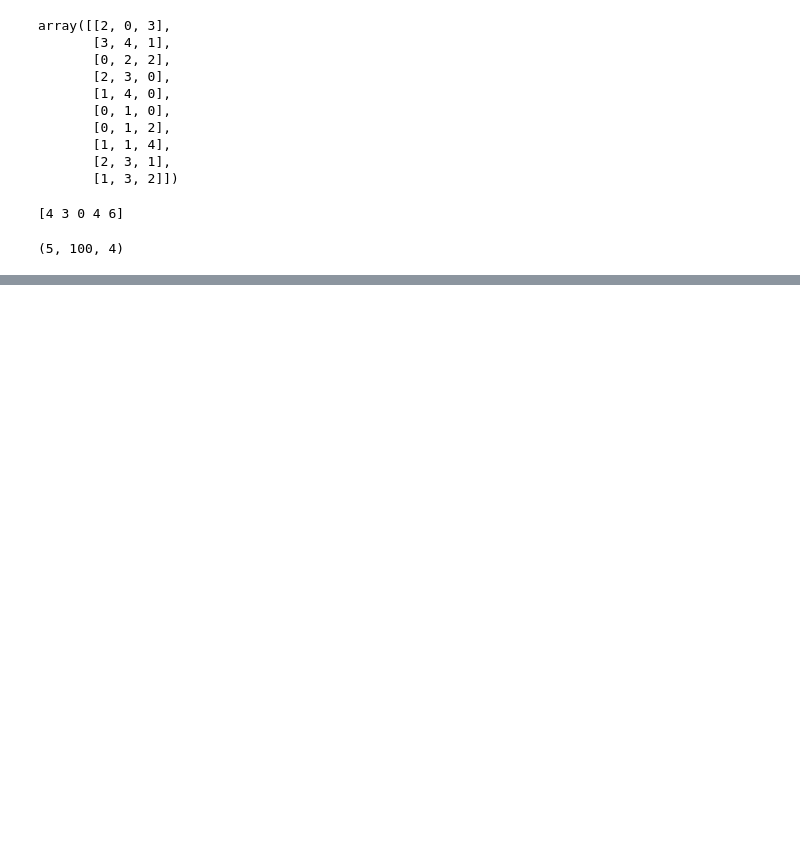
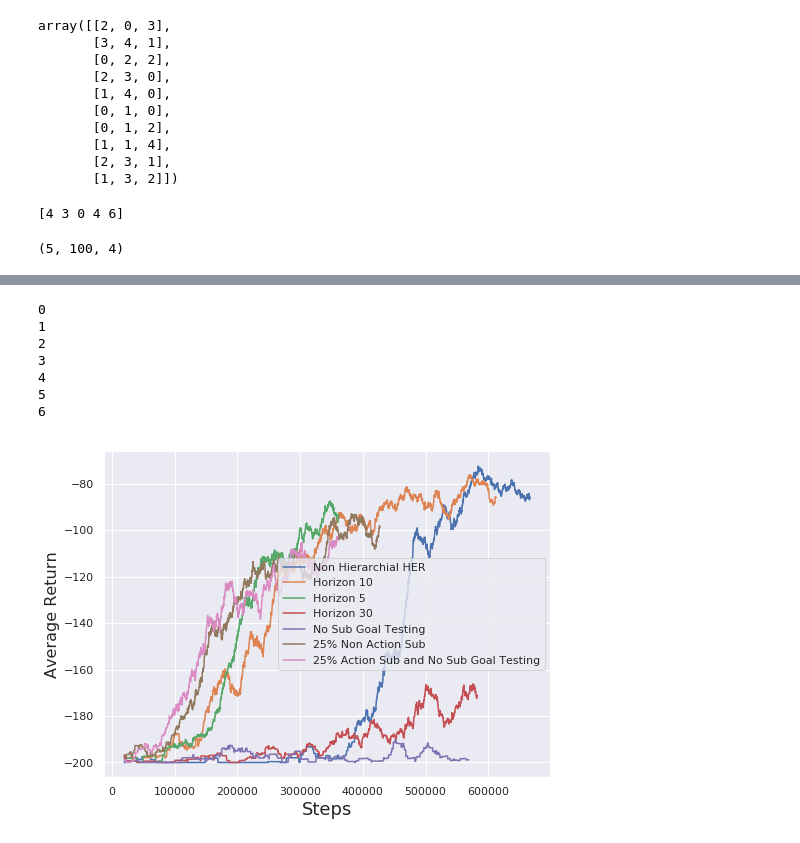
Before and after one commit to sholtodouglas/hierarchial_robotics, a Jupyter notebook: Quick Tests.ipynb, the cells around one changed output, grey strips where cells are left out. Drawn from its saved outputs; the diff is of its cells as text; code cells hidden in the pictures; blank space fills up the shorter version.

```diff
--- a/Quick Tests.ipynb
+++ b/Quick Tests.ipynb
@@ -1005,0 +1010,16 @@ np.concatenate(obs,axis=0).shape
+# %%
+COMPRESSED_HISTOGRAMS = 'distributions'
+HISTOGRAMS = 'histograms'
+IMAGES = 'images'
+AUDIO = 'audio'
+SCALARS = 'scalars'
+TENSORS = 'tensors'
+
+size_guidance = {
+    COMPRESSED_HISTOGRAMS: 500,
+    IMAGES: 4,
+    AUDIO: 4,
+    SCALARS: 10000,
+    HISTOGRAMS: 1,
+    TENSORS: 400,
+}
@@ -1005,0 +1066,49 @@ np.concatenate(obs,axis=0).shape
+# %%
+import matplotlib.pyplot as plt
+from scipy.interpolate import make_interp_spline, BSpline
+import numpy as np
+import pandas as pd
+df = pd.DataFrame(columns=['steps','returns'])
+
+names = ['Non Hierarchial HER','Horizon 10','Horizon 5','Horizon 30','No Sub Goal Testing','25% Non Action Sub','25% Action Sub and No Sub Goal Testing', 'qualitative performance threshold']
+#names = ['Horizon 5','No Sub Goal Testing 25% Non Action Sub2','25% Non Action Sub','25% Action Sub and No Sub Goal Testing']
+def movingaverage(interval, window_size):
+    window = numpy.ones(int(window_size))/float(window_size)
+    return numpy.convolve(interval, window, 'same')
+
+plt.figure(figsize=(8,6))
+final_lines = []
+for i in range(0,len(numbs)):
+    print(i)
+    x = np.array(steps[i])
+    data = np.array(numbs[i])
+
+    window_width = 100
+    cumsum_vec = np.cumsum(np.insert(data, 0, 0))
+    y = (cumsum_vec[window_width:] - cumsum_vec[:-window_width]) / window_width
+    final_lines.append([x[window_width-1:],y])
+
+    plt.plot(x[window_width-1:],y)
+
+
+    #plt.xlim(5000,30000)
+    df2 = pd.DataFrame({'steps':x[window_width-1:], 'returns': y})
+    df = pd.concat([df,df2])
+    plt.legend(names)
+
+    #plt.savefig('dimensions.pdf')
+    plt.xlabel('Steps', fontsize=18)
+    plt.ylabel('Average Return', fontsize=16)
+
+
+df = df.reset_index()
+del df['index']
+# %% [output]
+0
+1
+2
+3
+4
+5
+6
+[figure, added]
```
Also changed, not shown: parts of 15 cells of this notebook, 4 other files.
